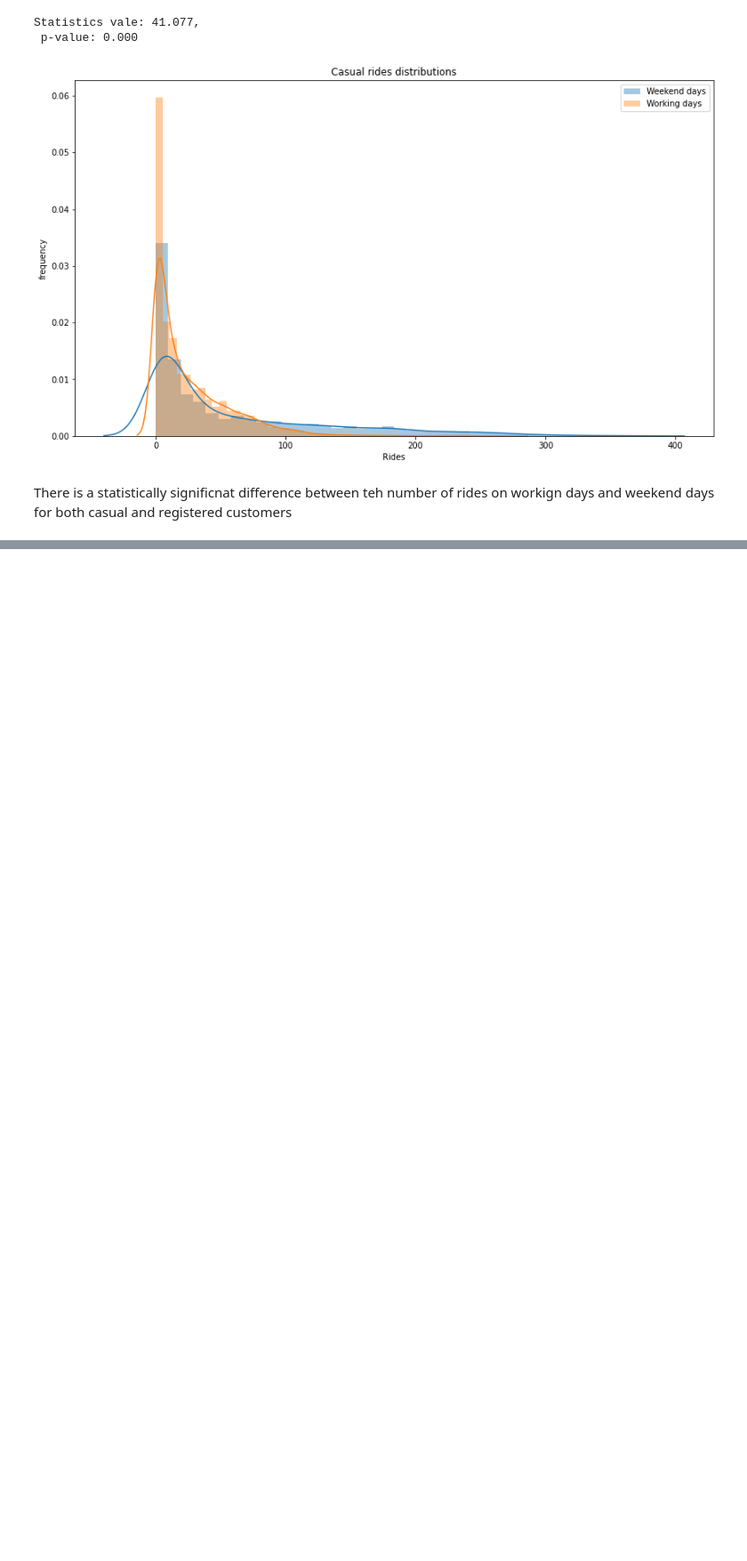
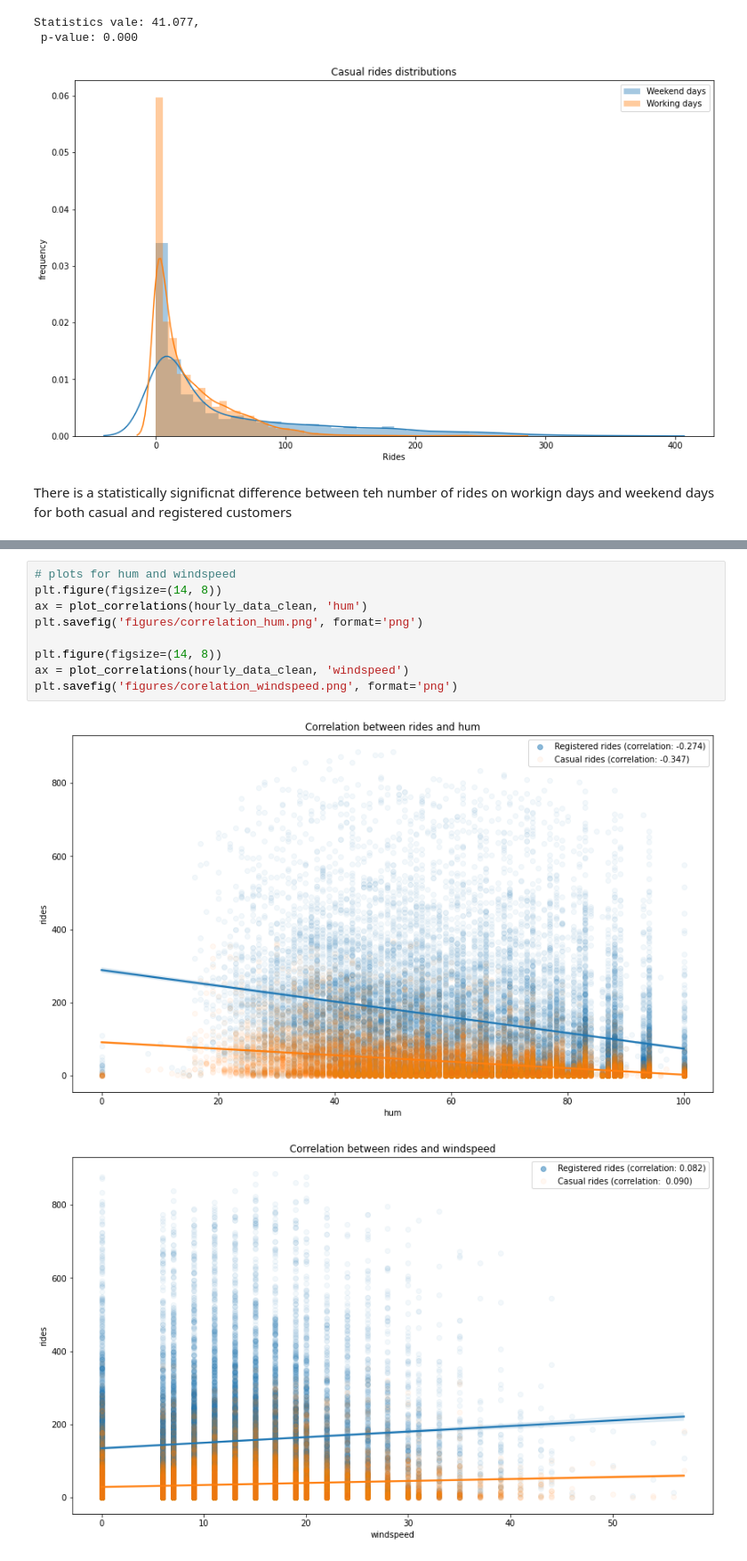
Before and after one commit to 3liud/bike-sharing-analysis, a Jupyter notebook: bike_sharing_analysis.ipynb, the cells around one changed output, grey strips where cells are left out. Shown at 89% size. Saved outputs shown, nothing was run; the diff lists cells and outputs as text; blank space fills up the shorter version.

```diff
--- a/bike_sharing_analysis.ipynb
+++ b/bike_sharing_analysis.ipynb
@@ -409,0 +453,12 @@ There is a statistically significnat difference between teh number of rides on w
+# %%
+# plots for hum and windspeed
+plt.figure(figsize=(14, 8))
+ax = plot_correlations(hourly_data_clean, 'hum')
+plt.savefig('figures/correlation_hum.png', format='png')
+
+plt.figure(figsize=(14, 8))
+ax = plot_correlations(hourly_data_clean, 'windspeed')
+plt.savefig('figures/corelation_windspeed.png', format='png')
+# %% [output]
+[figure, added]
+[figure, added]
```
Also changed, not shown: parts of 12 cells of this notebook.
